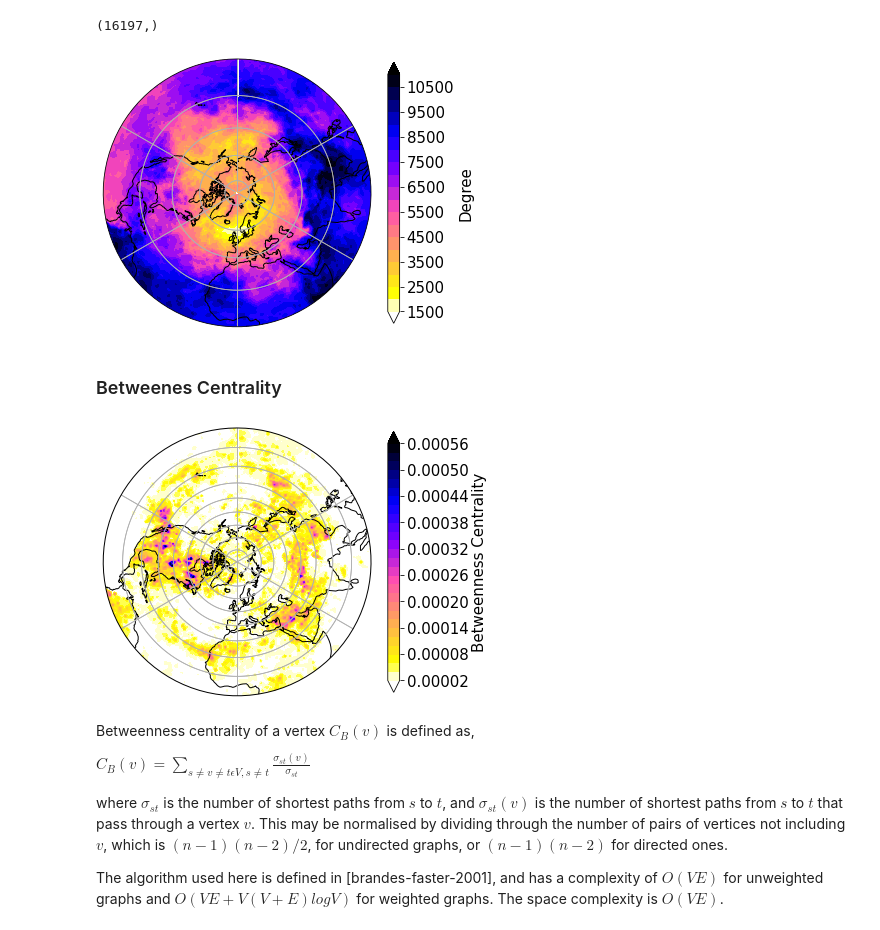
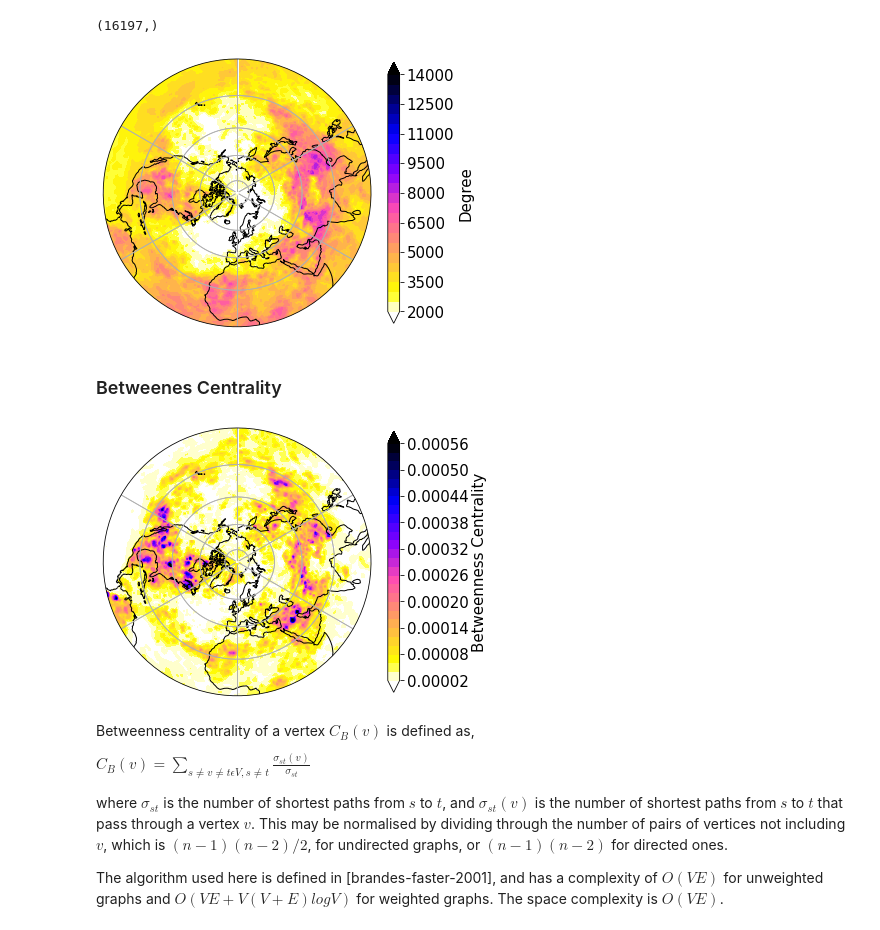
Before and after one commit to OzanSahin92/MtPlus, a Jupyter notebook: notebooks/Complex_Network_Analysis.ipynb, the cells around one changed output. Cells and saved outputs as stored; diff of their text form; code cells hidden in the pictures.

```diff
--- a/notebooks/Complex_Network_Analysis.ipynb
+++ b/notebooks/Complex_Network_Analysis.ipynb
@@ -19,11 +19,11 @@ def interpolate_irregular_data(x, y, z, xi, yi):
 # %% [markdown]
 ### Configurations
 # %%
-taumax2_subseas = 1
+taumax2_subseas = 0
 
 taumax8_subseas = 0
 
-taumax16_subseas = 0
+taumax16_subseas = 1
 # %%
 perc95 = 1
 perc99 = 0
@@ -185,35 +185,36 @@ f = plt.figure(figsize=(6, 12))
 proj = hacked_proj
 
 # Compute a circle in axes coordinates, which we can use as a boundary
 # for the map. We can pan/zoom as much as we like - the boundary will be
 # permanently circular.
 theta = np.linspace(0, 2*np.pi, 100)
 center, radius = [0.5, 0.5], 0.5
 verts = np.vstack([np.sin(theta), np.cos(theta)]).T
 circle = mpath.Path(verts * radius + center)
 
 ax = plt.axes(projection=proj)
 ax.coastlines()
 ax.set_global()
 
 gl = ax.gridlines(draw_labels=False, xlocs=None, ylocs=None)  #to have smoother gridlines/latitude-lines
 gl.n_steps = 90
 
 #ax.set_title('In- and Outdegree', fontsize=16)
 ax.gridlines()
 ax.set_extent([-180, 180, 90, 2], ccrs.PlateCarree())
 ax.set_boundary(circle, transform=ax.transAxes)
 
-in_and_out_degree_map = ax.contourf(lon_unreduced, lat_unreduced, in_and_out_degree_interp, levels=20, cmap=plt.cm.gnuplot2_r, extend='both', transform=ccrs.PlateCarree())
+clevs = np.linspace(2000,14000, 25).tolist()
+in_and_out_degree_map = ax.contourf(lon_unreduced, lat_unreduced, in_and_out_degree_interp, levels=clevs, cmap=plt.cm.gnuplot2_r, extend='both', transform=ccrs.PlateCarree())
 
 cmap = plt.colorbar(in_and_out_degree_map, ax=ax, shrink=0.4)
 cmap.set_label('Degree',size=15)
 cmap.ax.tick_params(labelsize=15)
 
 plt.show()
 f.savefig(file_path + 'in_outdegree_taumax' + str(taumax) + '_' + perc + '_' + surr + '.png', bbox_inches='tight', dpi=f.dpi)
 # %% [output]
-[figure, old version]
+[figure, new version]
 # %% [markdown]
 ### Betweenes Centrality
 # %%
@@ -248,10 +249,11 @@ gl.n_steps = 90
 
 #ax.set_title('Betweenness Centrality', fontsize=16)
 ax.gridlines()
-ax.set_extent([-180, 180, 90, 1], ccrs.PlateCarree())
+ax.set_extent([-180, 180, 90, 2], ccrs.PlateCarree())
 ax.set_boundary(circle, transform=ax.transAxes)
 
-bc_map = ax.contourf(lon_unreduced, lat_unreduced, bc_interp, levels=20, cmap=plt.cm.gnuplot2_r, extend='both', transform=ccrs.PlateCarree())
+clevs = [0.00002, 0.00004, 0.00006, 0.00008, 0.00010, 0.00012, 0.00014, 0.00016, 0.00018, 0.00020, 0.00022, 0.00024, 0.00026, 0.00028, 0.00030, 0.00032, 0.00034, 0.00036, 0.00038, 0.00040, 0.00042, 0.00044, 0.00046, 0.00048, 0.00050, 0.00052, 0.00054, 0.00056]
+bc_map = ax.contourf(lon_unreduced, lat_unreduced, bc_interp, levels=clevs, cmap=plt.cm.gnuplot2_r, extend='both', transform=ccrs.PlateCarree())
 
 cmap = plt.colorbar(bc_map, ax=ax, shrink=0.4)
 cmap.set_label('Betweenness Centrality',size=15)
@@ -260,7 +262,7 @@ cmap.ax.tick_params(labelsize=15)
 plt.show()
 f.savefig(file_path + 'bc_taumax' + str(taumax) + '_' + perc + '_' + surr + '.png', bbox_inches='tight', dpi=f.dpi)
 # %% [output]
-[figure, old version]
+[figure, new version]
 # %%
 # bc is high for grid points, which lie on many shortest paths between any pair of grid points
 # a high bc value indicates, that that grid point may be important for the propagation of extreme-slp
```
Also changed, not shown: parts of 14 cells of this notebook, 20 other files.
